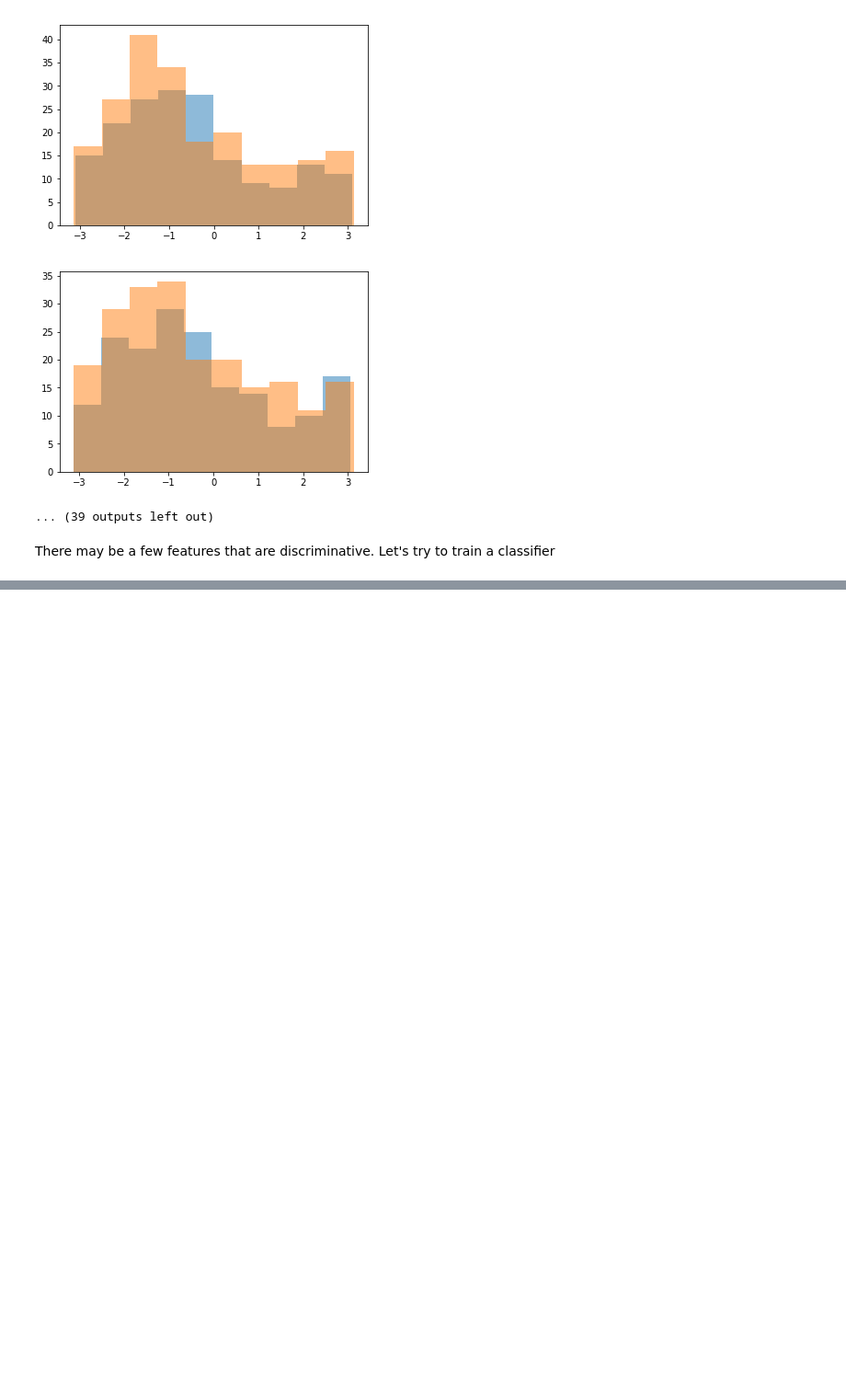
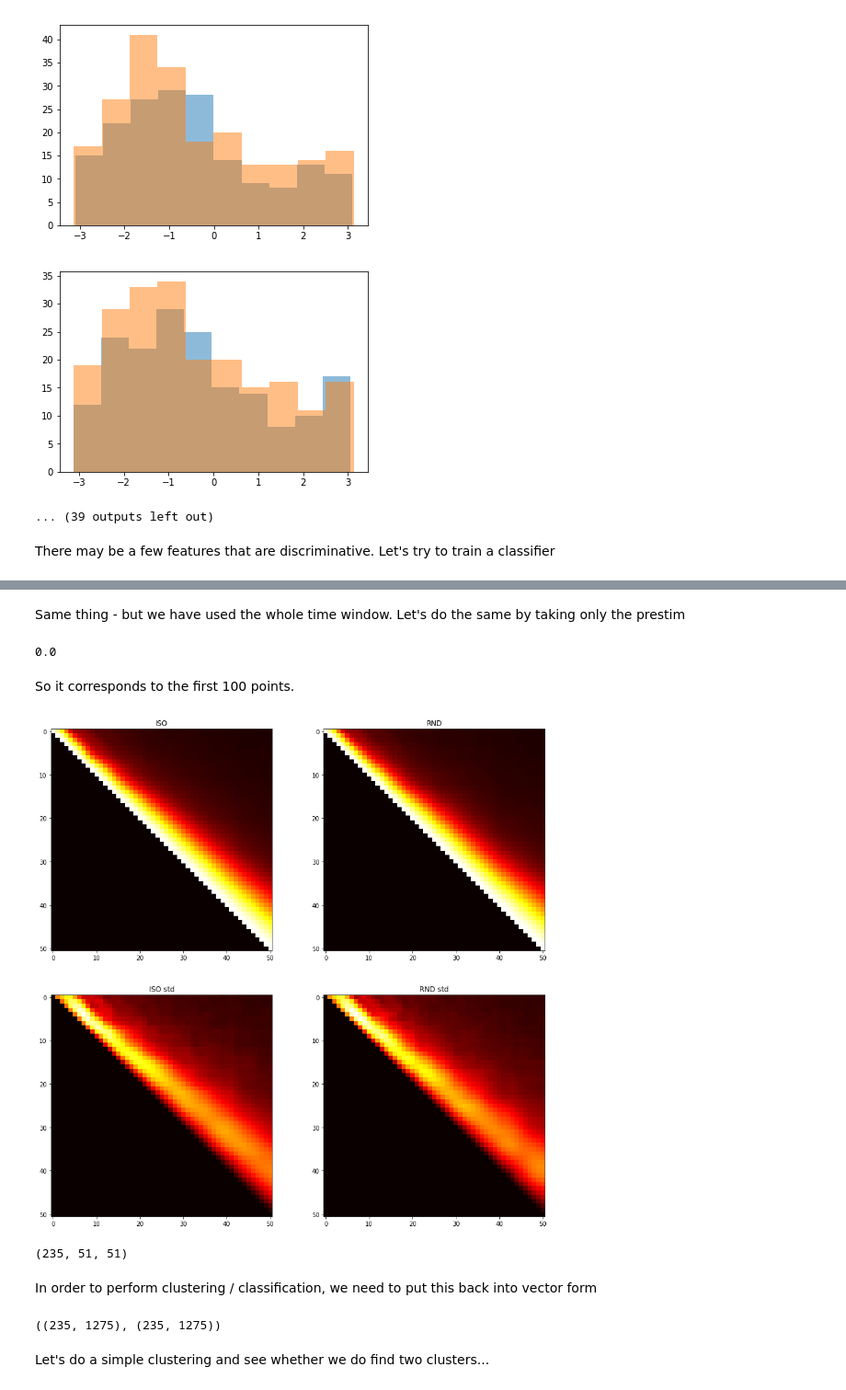
Before and after one commit to nicofarr/pd_osc_decoding, a Jupyter notebook: Tests.ipynb, the cells around one changed output, grey strips where cells are left out. Shown at 92% size. Cells and saved outputs as stored; diff of their text form; code cells hidden in the pictures; blank space fills up the shorter version.

```diff
--- a/Tests.ipynb
+++ b/Tests.ipynb
@@ -156,0 +321,54 @@ accuracy_score(y_true=y_test,y_pred=y_pred)
+# %% [markdown]
+Same thing - but we have used the whole time window. Let's do the same by taking only the prestim
+# %%
+subjdata.all.iso.standard.time[100]
+# %% [output]
+0.0
+# %% [markdown]
+So it corresponds to the first 100 points.
+# %%
+p50_cz_iso_std = subjdata.all.iso.standard.ang[:,1,:,:100]
+p50_cz_rnd_std = subjdata.all.rnd.standard.ang[:,1,:,:100]
+
+all_iso = []
+all_rnd = []
+for p_iso,p_rnd in zip(p50_cz_iso_std,p50_cz_rnd_std):
+
+    all_iso.append(plv_matrix(p_iso))
+    all_rnd.append(plv_matrix(p_rnd))
+
+
+all_iso = np.stack(all_iso)
+all_rnd = np.stack(all_rnd)
+# %%
+plt.figure(figsize=(15,15))
+
+plt.subplot(2,2,1)
+
+plt.imshow(all_iso.mean(axis=0),interpolation='nearest',vmin=0,vmax=1,cmap=plt.cm.hot)
+plt.title('ISO')
+
+plt.subplot(2,2,2)
+
+plt.imshow(all_rnd.mean(axis=0),interpolation='nearest',vmin=0,vmax=1,cmap=plt.cm.hot)
+plt.title('RND')
+
+plt.subplot(2,2,3)
+
+plt.imshow(all_iso.std(axis=0),interpolation='nearest',vmin=0,cmap=plt.cm.hot)
+plt.title('ISO std')
+
+plt.subplot(2,2,4)
+
+plt.imshow(all_rnd.std(axis=0),interpolation='nearest',vmin=0,cmap=plt.cm.hot)
+plt.title('RND std')
+
+plt.show()
+# %% [output]
+[figure, added]
+# %%
+all_iso.shape
+# %% [output]
+(235, 51, 51)
+# %% [markdown]
+In order to perform clustering / classification, we need to put this back into vector form
@@ -156,0 +381,6 @@ accuracy_score(y_true=y_test,y_pred=y_pred)
+# %%
+mat2vec(all_iso).shape,mat2vec(all_rnd).shape
+# %% [output]
+((235, 1275), (235, 1275))
+# %% [markdown]
+Let's do a simple clustering and see whether we do find two clusters...
```
Also changed, not shown: parts of 34 cells of this notebook.
